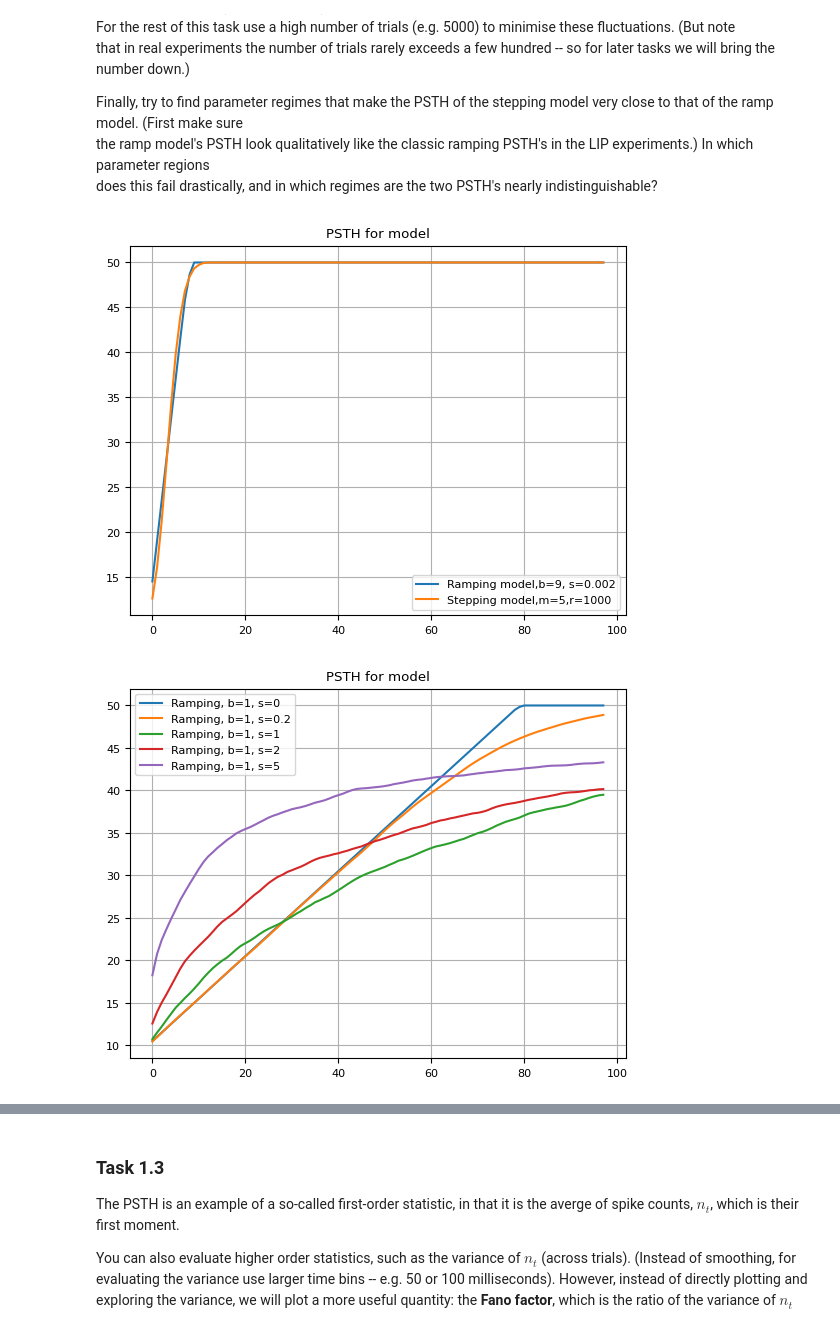
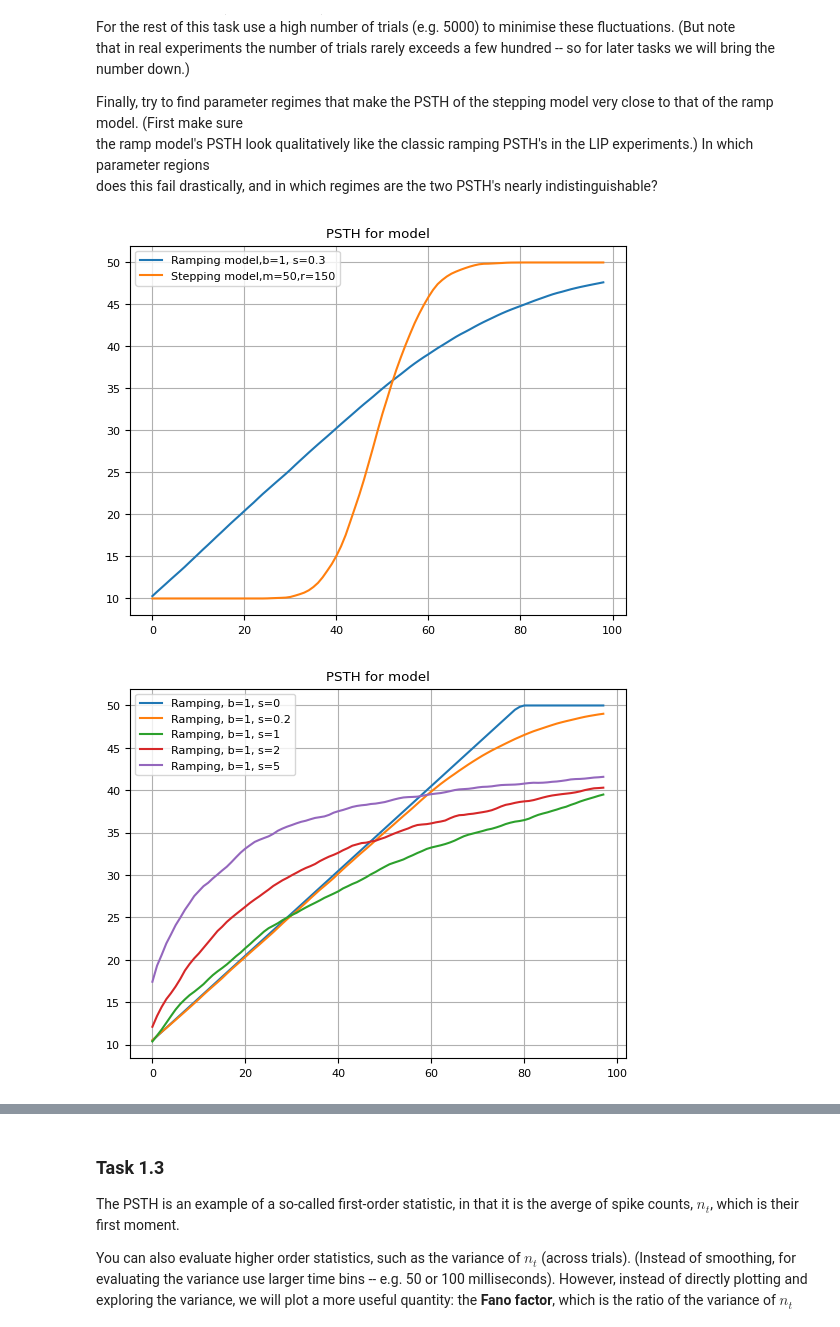
Before and after one commit to eduardburlacu/Statistics, a Jupyter notebook: (Main)_GG3_project.ipynb, the cells around one changed output, grey strips where cells are left out. Saved outputs shown, nothing was run; the diff lists cells and outputs as text; code cells hidden in the pictures.

```diff
--- a/(Main)_GG3_project.ipynb
+++ b/(Main)_GG3_project.ipynb
@@ -446,26 +446,30 @@ def plot_psth(rates,window_size = 5,typed=""):
   psth=np.mean(ma,axis=0)
   plt.plot(np.arange(psth.size),psth,label=typed)
 # %%
-beta = 9
-sigma = 0.002
+beta = 1
+sigma = 0.3
+
+m=50
+r=150
+
 x0 = 0.2
-m=5
-r=1000
+N_trials = 5000
+T = 100
 
 step_model = models.StepModel(m=m, r=r, x0=x0)
 ramp_model = models.RampModel(beta=beta, sigma=sigma, x0=x0)
 # %%
-spikes_s,jumps,rates_s = step_model.simulate(1000,100)
-spikes_r, xs, rates_r = ramp_model.simulate(1000,100)
+spikes_s,jumps,rates_s = step_model.simulate(N_trials,T)
+spikes_r, xs, rates_r = ramp_model.simulate(N_trials,T)
 # %%
-plot_psth(rates_r, window_size=3,typed=f"Ramping model,b={round(beta,1)}, s={sigma}")
-plot_psth(rates_s, window_size=3,typed=f"Stepping model,m={round(m,1)},r={round(r,1)}")
+plot_psth(rates_r, window_size=2,typed=f"Ramping model,b={round(beta,1)}, s={sigma}")
+plot_psth(rates_s, window_size=2,typed=f"Stepping model,m={round(m,1)},r={round(r,1)}")
 plt.grid()
 plt.title("PSTH for model")
 plt.legend()
 plt.show()
 # %% [output]
-[figure, old version]
+[figure, new version]
 # %%
 b=1
 for sigma in [0,0.2,1,2,5]:
@@ -478,7 +482,7 @@ plt.title("PSTH for model")
 plt.legend()
 plt.show()
 # %% [output]
-[figure, old version]
+[figure, new version]
 # %%
 
 m = 50
```
Also changed, not shown: parts of 19 cells of this notebook.
